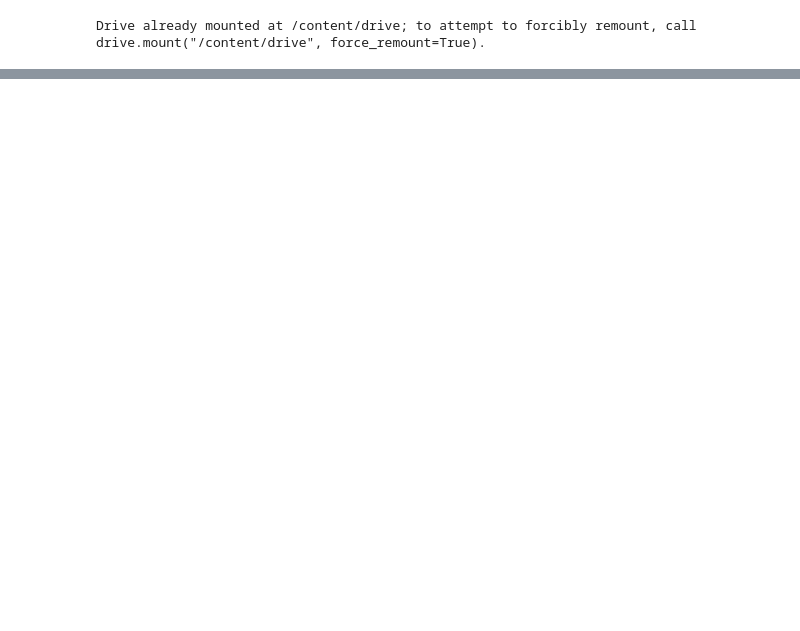
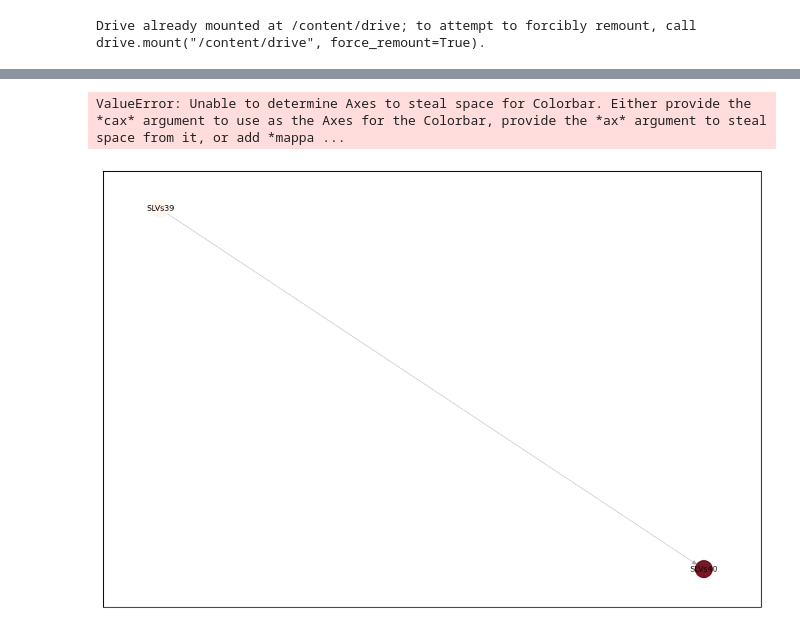
Before and after one commit to erickdiaz3010/tesis-network-analysis, a Jupyter notebook: Thesis_VA_in_CA_Erick.ipynb, the cells around one changed output, grey strips where cells are left out. Saved outputs shown, nothing was run; the diff lists cells and outputs as text; code cells hidden in the pictures; blank space fills up the shorter version.

```diff
--- a/Thesis_VA_in_CA_Erick.ipynb
+++ b/Thesis_VA_in_CA_Erick.ipynb
@@ -831,0 +1173,53 @@ El archivo de Excel ha sido actualizado con el índice de integración corregido
+# %%
+import pandas as pd
+import networkx as nx
+import matplotlib.pyplot as plt
+
+# ----------------------------------------------------------
+# 📌 CARGAR LOS EFECTOS PROPAGADOS
+# ----------------------------------------------------------
+ripple_effects_df = pd.read_csv("ripple_effects.csv", index_col=0)
+
+# Seleccionar el nodo que queremos analizar
+selected_node = "SLVs39"  # Cambia esto para probar otros nodos
+ripple_effects = ripple_effects_df[selected_node]
+
+# Filtrar nodos con efecto positivo
+affected_nodes = ripple_effects[ripple_effects > 0]
+
+# ----------------------------------------------------------
+# 📌 CREAR EL GRAFO CON SOLO LOS NODOS AFECTADOS
+# ----------------------------------------------------------
+G_filtered = nx.DiGraph()
+for node in affected_nodes.index:
+    G_filtered.add_node(node, ripple_effect=ripple_effects[node])
+
+# Agregar las conexiones relevantes
+for source, target in G.edges:
+    if source in affected_nodes and target in affected_nodes:
+        G_filtered.add_edge(source, target, weight=G[source][target]['weight'])
+
+# ----------------------------------------------------------
+# 📌 VISUALIZAR EL GRAFO
+# ----------------------------------------------------------
+plt.figure(figsize=(12, 8))
+pos = nx.spring_layout(G_filtered, seed=42)
+
+# Colorear nodos según efecto de propagación
+node_colors = [G_filtered.nodes[n].get('ripple_effect', 0) for n in G_filtered.nodes]
+
+nx.draw_networkx_nodes(G_filtered, pos, node_size=300, node_color=node_colors, cmap=plt.cm.Reds, alpha=0.9)
+nx.draw_networkx_edges(G_filtered, pos, edge_color='gray', width=0.5, alpha=0.6)
+nx.draw_networkx_labels(G_filtered, pos, font_size=8, font_color='black')
+
+# Agregar barra de colores
+sm = plt.cm.ScalarMappable(cmap=plt.cm.Reds, norm=plt.Normalize(vmin=min(node_colors), vmax=max(node_colors)))
+sm.set_array([])
+plt.colorbar(sm, label="Ripple Effect Magnitude")
+
+plt.title(f"Ripple Effects from {selected_node}", fontsize=14)
+plt.axis('off')
+plt.show()
+# %% [output]
+ValueError: Unable to determine Axes to steal space for Colorbar. Either provide the *cax* argument to use as the Axes for the Colorbar, provide the *ax* argument to steal space from it, or add *mappa ...
+[figure, added]
```
Also changed, not shown: parts of 43 cells of this notebook.
